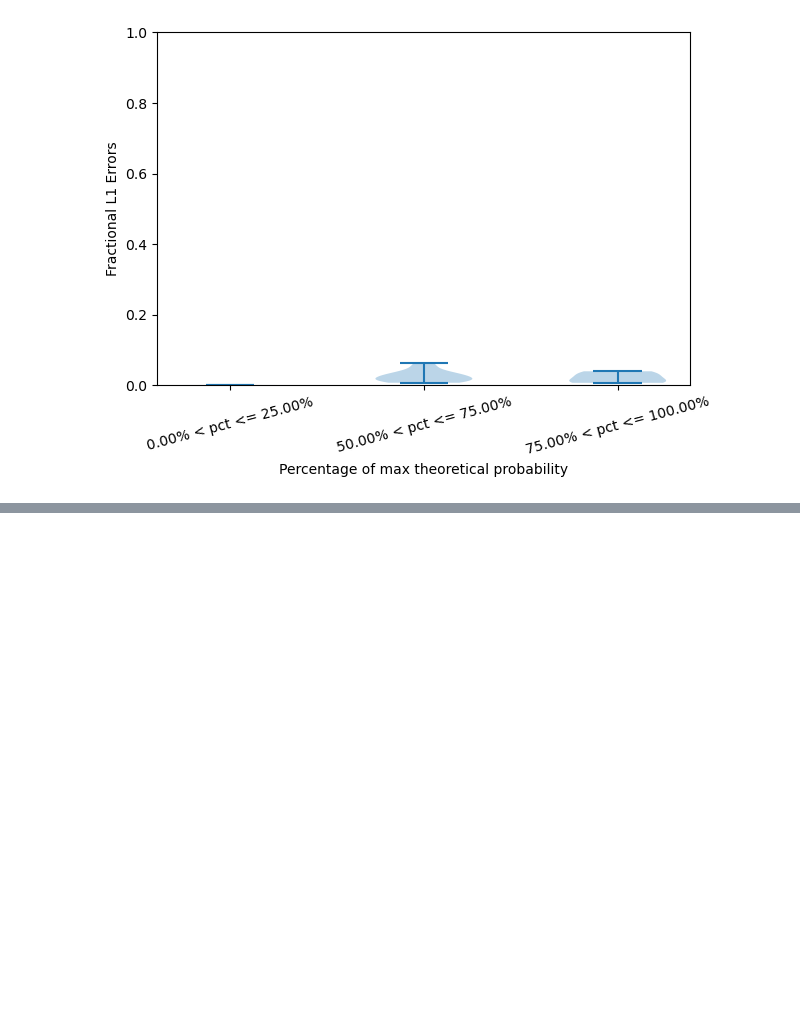
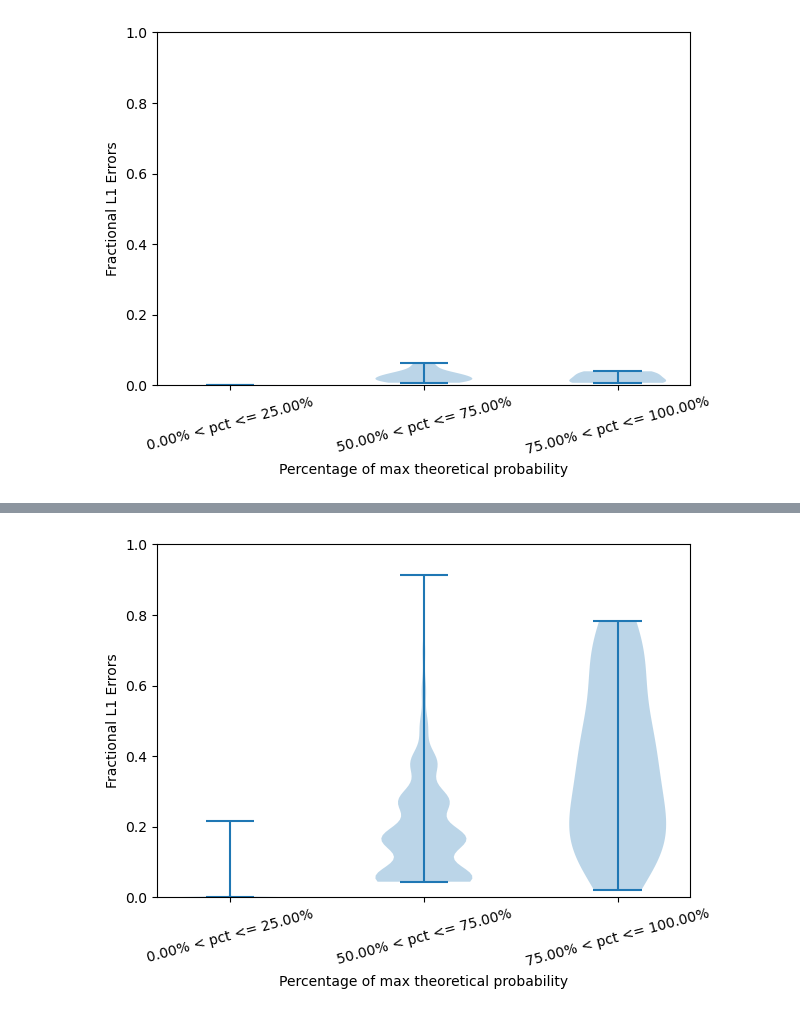
Before and after one commit to JosephRRB/GFlowNets_on_SpinFoams, a Jupyter notebook: GFlowNet Experiments on Hypergrid.ipynb, the cells around one changed output, grey strips where cells are left out. Cells and saved outputs as stored; diff of their text form; code cells hidden in the pictures; blank space fills up the shorter version.

```diff
--- a/GFlowNet Experiments on Hypergrid.ipynb
+++ b/GFlowNet Experiments on Hypergrid.ipynb
@@ -144,0 +198,10 @@ errors = _plot_l1_errors_per_probability_interval(
+# %%
+agent_distr = runner._get_normalized_agent_sample_distribution(5000)
+# %%
+env_distr = runner.env.rewards / tf.math.reduce_sum(runner.env.rewards)
+# %%
+errors = _plot_l1_errors_per_probability_interval(
+    agent_distr.numpy(), env_distr.numpy(), n_intervals=4
+)
+# %% [output]
+[figure, added]
```
Also changed, not shown: parts of 13 cells of this notebook.
